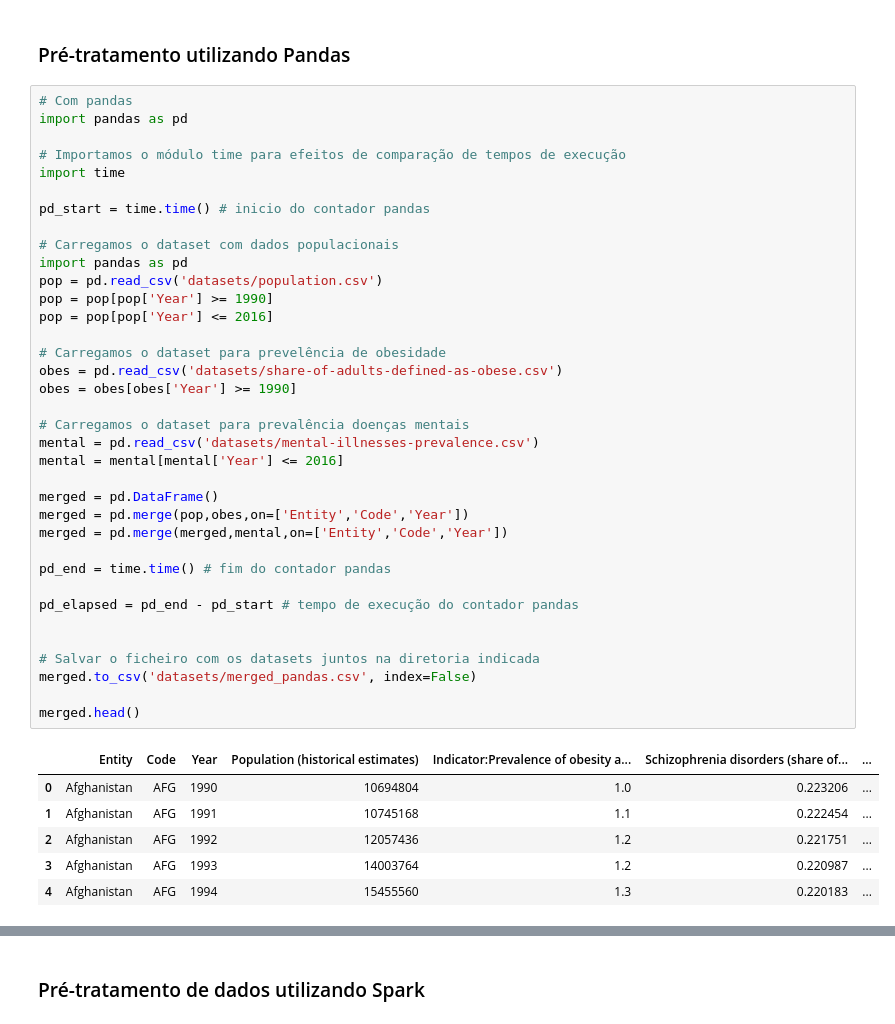
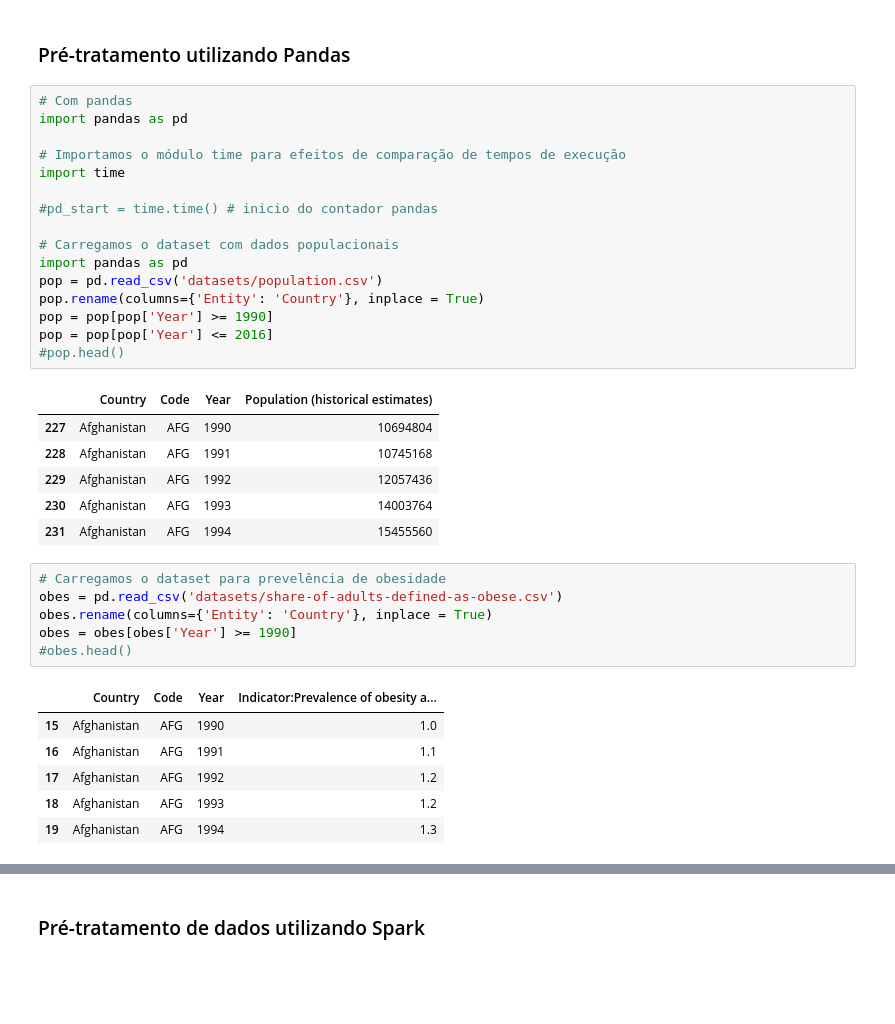
Before and after one commit to rezekiz/big-data-analysis, a Jupyter notebook: processamento_dados-rs.ipynb, the cells around one changed output, grey strips where cells are left out. Drawn from its saved outputs; the diff is of its cells as text; blank space fills up the shorter version.

```diff
--- a/processamento_dados-rs.ipynb
+++ b/processamento_dados-rs.ipynb
@@ -13,43 +13,36 @@ Iremos também *"aparar"* os dados em função do indicador limitante, neste cas
 # %%
 # Com pandas
 import pandas as pd
 
 # Importamos o módulo time para efeitos de comparação de tempos de execução
 import time
 
-pd_start = time.time() # inicio do contador pandas
+#pd_start = time.time() # inicio do contador pandas
 
 # Carregamos o dataset com dados populacionais
 import pandas as pd
 pop = pd.read_csv('datasets/population.csv')
+pop.rename(columns={'Entity': 'Country'}, inplace = True)
 pop = pop[pop['Year'] >= 1990]
 pop = pop[pop['Year'] <= 2016]
-
-# Carregamos o dataset para prevelência de obesidade
-obes = pd.read_csv('datasets/share-of-adults-defined-as-obese.csv')
-obes = obes[obes['Year'] >= 1990]
-
-# Carregamos o dataset para prevalência doenças mentais
-mental = pd.read_csv('datasets/mental-illnesses-prevalence.csv')
-mental = mental[mental['Year'] <= 2016]
-
-merged = pd.DataFrame()
-merged = pd.merge(pop,obes,on=['Entity','Code','Year'])
-merged = pd.merge(merged,mental,on=['Entity','Code','Year'])
-
-pd_end = time.time() # fim do contador pandas
-
-pd_elapsed = pd_end - pd_start # tempo de execução do contador pandas
-
-
-# Salvar o ficheiro com os datasets juntos na diretoria indicada
-merged.to_csv('datasets/merged_pandas.csv', index=False)
-
-merged.head()
+#pop.head()
 # %% [output]
-|  | Entity | Code | Year | Population (historical estimates) | Indicator:Prevalence of obesity a... | Schizophrenia disorders (share of... | ... |
-| 0 | Afghanistan | AFG | 1990 | 10694804 | 1.0 | 0.223206 | ... |
-| 1 | Afghanistan | AFG | 1991 | 10745168 | 1.1 | 0.222454 | ... |
-| 2 | Afghanistan | AFG | 1992 | 12057436 | 1.2 | 0.221751 | ... |
-| 3 | Afghanistan | AFG | 1993 | 14003764 | 1.2 | 0.220987 | ... |
-| 4 | Afghanistan | AFG | 1994 | 15455560 | 1.3 | 0.220183 | ... |
+|  | Country | Code | Year | Population (historical estimates) |
+| 227 | Afghanistan | AFG | 1990 | 10694804 |
+| 228 | Afghanistan | AFG | 1991 | 10745168 |
+| 229 | Afghanistan | AFG | 1992 | 12057436 |
+| 230 | Afghanistan | AFG | 1993 | 14003764 |
+| 231 | Afghanistan | AFG | 1994 | 15455560 |
+# %%
+# Carregamos o dataset para prevelência de obesidade
+obes = pd.read_csv('datasets/share-of-adults-defined-as-obese.csv')
+obes.rename(columns={'Entity': 'Country'}, inplace = True)
+obes = obes[obes['Year'] >= 1990]
+#obes.head()
+# %% [output]
+|  | Country | Code | Year | Indicator:Prevalence of obesity a... |
+| 15 | Afghanistan | AFG | 1990 | 1.0 |
+| 16 | Afghanistan | AFG | 1991 | 1.1 |
+| 17 | Afghanistan | AFG | 1992 | 1.2 |
+| 18 | Afghanistan | AFG | 1993 | 1.2 |
+| 19 | Afghanistan | AFG | 1994 | 1.3 |
```
Also changed, not shown: parts of 9 cells of this notebook, 15 other files.
